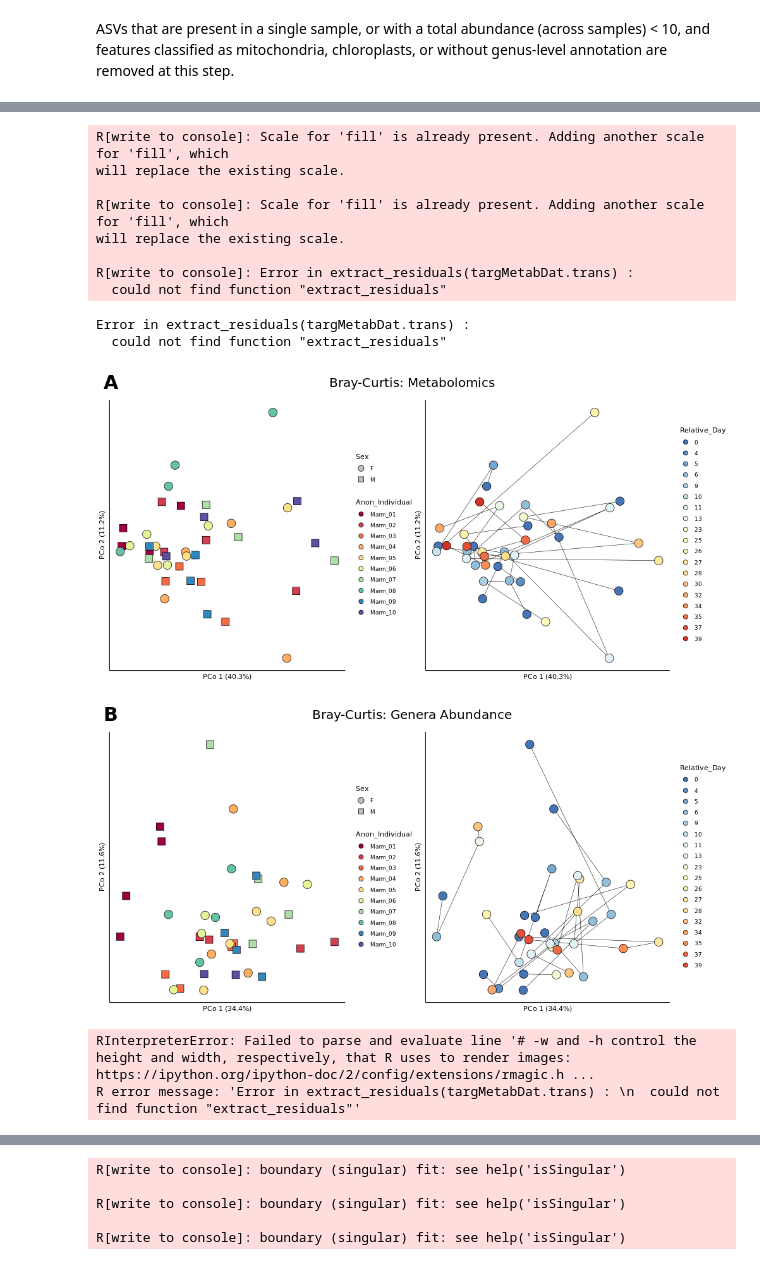
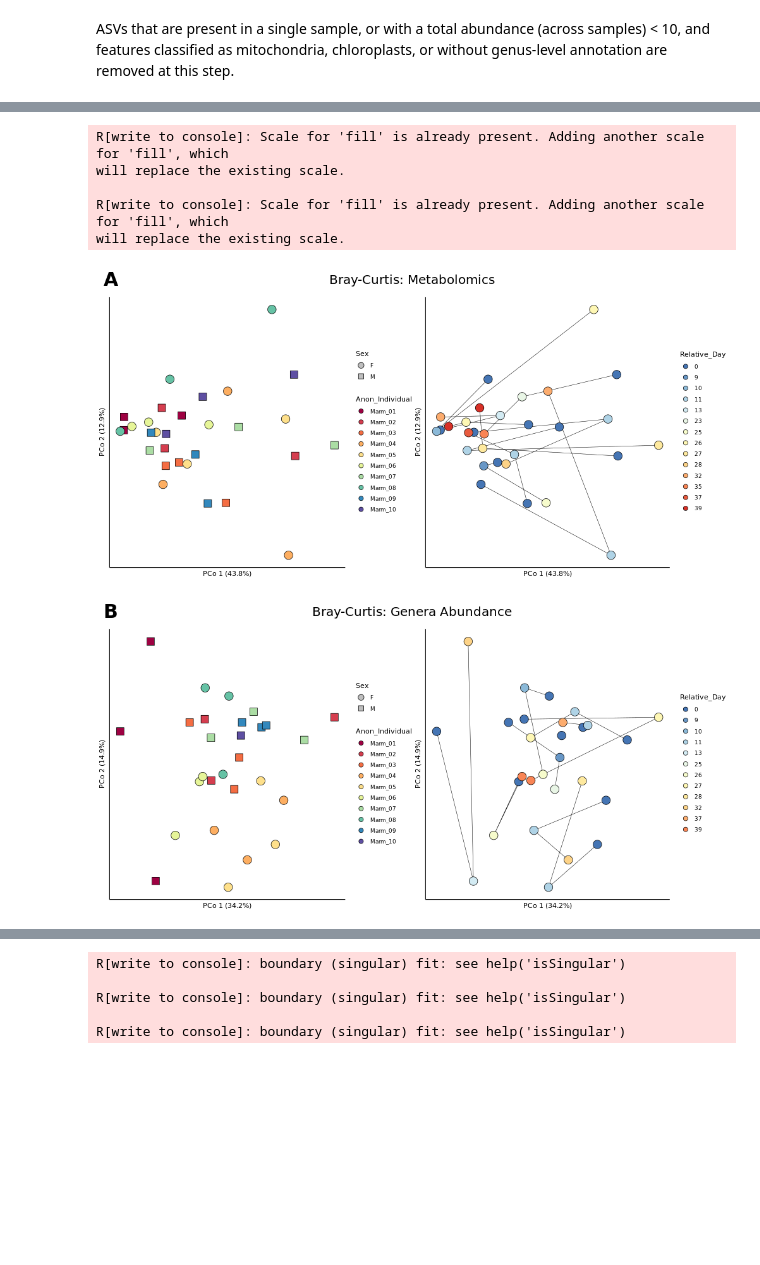
Before and after one commit to jbh2313/marm_microbiome_metabolome, a Jupyter notebook: marm-microbiome-metabolome.ipynb, the cells around one changed output, grey strips where cells are left out. Saved outputs shown, nothing was run; the diff lists cells and outputs as text; code cells hidden in the pictures; blank space fills up the shorter version.

Commit message:
Update pipeline to include initial stress analysis

```diff
--- a/marm-microbiome-metabolome.ipynb
+++ b/marm-microbiome-metabolome.ipynb
@@ -578,17 +572,0 @@ targetedFeatureMeta = targetedFeatureMeta[targetedMetab.columns]
-# %%
-%%R
-# Calculates bray-curtis distance (optional) and performs a PCoA
-PCoA <- function(dat, D=NA, k=2) {
-    library('vegan')
-    library('labdsv')
-    x <- dat$x
-    k <- max(k, 2)
-    D <- dsvdis(x, index="bray/curtis")
-    pc <- pco(D, k)
-    ord <- pc
-    toteig <- sum(pc$eig[pc$eig>0])
-    ord$ordnames <- sprintf("PCo %d (%0.1f%%)", 1:k, 100 * pc$eig[1:k] / toteig)
-    return (ord)
-}
-#adonis2 for permanova; example: https://uw.pressbooks.pub/appliedmultivariatestatistics/chapter/permanova/
-D <- dsvdis(data=relGeneraDat$x
@@ -1256,0 +1278,5 @@ will replace the existing scale.
+# %%
+# # Samples that were exposed to a stressful stimulus are removed from this analysis
+sampleMetaNoStress = sampleMeta[sampleMeta['Condition'] != 'Stress']
+metabScaledNoStress = metabScaled.loc[sampleMetaNoStress.index, :]
+relativeGeneraNoStress = relativeGenera.loc[sampleMetaNoStress.index, :]
@@ -1280,7 +1308,8 @@ generaResid = generaRes['res']
 | d__Bacteria;p__Desulfobacterota;c... | 0.805377 | 0.192555 | 0.192555 | 1.000000 | 0.470034 | 0.591107 |
 | d__Bacteria;p__Proteobacteria;c__... | 0.732714 | 0.438425 | 0.826446 | 0.976952 | 0.678563 | 0.929346 |
 # %%
-%%R -i sampleMeta,targetedMetab,relativeGenera,targetedFeatureMeta -o targMetabRes,relGeneraRes -w 1000 -h 500
+%%R -i sampleMetaNoStress,metabScaledNoStress,relativeGeneraNoStress,targetedFeatureMeta -o targMetabRes,relGeneraRes -w 1000 -h 500
+figureDir <- '/common/claytonlab/jhernandez/projects/final_marm_microbiome_metabolome/analysis/figures'
 # -w and -h control the height and width, respectively, that R uses to render images: https://ipython.org/ipython-doc/2/config/extensions/rmagic.html
 ### Ordination ###
 
@@ -1290,11 +1319,11 @@ generaResid = generaRes['res']
 # Metabolites were normalized within method before the pcl.pcoa was applied:
 # https://bitbucket.org/biobakery/hmp2_analysis/src/master/overview/src/subject_timeseries.r
 # https://bitbucket.org/biobakery/hmp2_analysis/src/master/common/pcl_utils.r
-sampleMeta$Relative_Day <- as.integer(sampleMeta$Relative_Day)
+sampleMetaNoStress$Relative_Day <- as.integer(sampleMetaNoStress$Relative_Day)
 
 # Dataframes are concatenated with appropriate metadata
-targMetabDat <- convertDF(targetedMetab, sampleMeta)
-relGeneraDat <- convertDF(relativeGenera, sampleMeta)
+targMetabDat <- convertDF(metabScaledNoStress, sampleMetaNoStress)
+relGeneraDat <- convertDF(relativeGeneraNoStress, sampleMetaNoStress)
 targMetabDat$metaF <- targetedFeatureMeta
 
 # Metabolomics data is normalized within method
@@ -1327,53 +1356,45 @@ relGeneraDat.nrm$x <- relGeneraDat.nrm$x[rowSums(relGeneraDat.nrm$x) > 0,]
 metabPCoA <- PCoA(targMetabDat.nrm)
 generaPCoA <- PCoA(relGeneraDat.nrm)
 
-
 metabInd <- ordplot(targMetabDat.nrm, metabPCoA, colour="Anon_Individual", shape="Sex") + scale_fill_brewer(palette="Spectral")
 metabDay <- ordplot(targMetabDat.nrm, metabPCoA, colour="Relative_Day", connect="Anon_Individual", connectwidth=0.25)
 tgrob <- as_ggplot(text_grob("Bray-Curtis: Metabolomics", size = 20))
 metabPlot <- ggarrange(metabInd, metabDay, ncol=2, nrow=1)
 metabPlot <- ggarrange(tgrob, metabPlot, nrow=2, heights=c(1, 10), labels='A', font.label=list(size=30))
 
 plot(metabPlot)
-ggsave('metabPCoA.pdf', plot=metabPlot, device='pdf', path='figures', width=10, height=5, units='in')
+ggsave('metabPCoA.pdf', plot=metabPlot, device='pdf', path=figureDir, width=10, height=5, units='in')
 
 generaInd <- ordplot(relGeneraDat.nrm, generaPCoA, colour="Anon_Individual", shape="Sex") + scale_fill_brewer(palette="Spectral")
 generaDay <- ordplot(relGeneraDat.nrm, generaPCoA, colour="Relative_Day", connect="Anon_Individual", connectwidth=0.25)
 tgrob <- as_ggplot(text_grob("Bray-Curtis: Genera Abundance", size = 20))
 metabPlot <- ggarrange(generaInd, generaDay, ncol=2, nrow=1)
 generaPlot <- ggarrange(tgrob, metabPlot, nrow=2, heights=c(1, 10), labels='B', font.label=list(size=30))
 
 plot(generaPlot)
-ggsave('generaPCoA.pdf', plot=generaPlot, device='pdf', path='figures', width=10, height=5, units='in')
+ggsave('generaPCoA.pdf', plot=generaPlot, device='pdf', path=figureDir, width=10, height=5, units='in')
 # A transformation is applied to the data to reduce the effect of outliers and increase linearity.
 # Metabolomics data is log2(x + 1) transformed, and microbiome data is arcsine square-root transformed.
 targMetabDat.trans <- targMetabDat
 targMetabDat.trans$x <- log2(targMetabDat.trans$x + 1)
 relGeneraDat.trans <- relGeneraDat
 relGeneraDat.trans$x <- asin(sqrt(relGeneraDat.trans$x))
 
 
 
 # The transformed data are fit to a linear model and the residuals are extracted for downstream correlation analysis
-targMetabRes <- extract_residuals(targMetabDat.trans)
-relGeneraRes <- extract_residuals(relGeneraDat.trans)
-# # print(metabInd$legend)
-# # print(?as_ggplot)
+targMetabRes <- runFixedModel(targMetabDat.trans)
+relGeneraRes <- runFixedModel(relGeneraDat.trans)
+# print(metabInd$legend)
+# print(?as_ggplot)
 # %% [output]
 R[write to console]: Scale for 'fill' is already present. Adding another scale for 'fill', which
 will replace the existing scale.
 
 R[write to console]: Scale for 'fill' is already present. Adding another scale for 'fill', which
 will replace the existing scale.
-
-R[write to console]: Error in extract_residuals(targMetabDat.trans) :
-  could not find function "extract_residuals"
-Error in extract_residuals(targMetabDat.trans) :
-  could not find function "extract_residuals"
-[figure, old version]
+[figure, new version]
-[figure, old version]
+[figure, new version]
-RInterpreterError: Failed to parse and evaluate line '# -w and -h control the height and width, respectively, that R uses to render images: https://ipython.org/ipython-doc/2/config/extensions/rmagic.h ...
-R error message: 'Error in extract_residuals(targMetabDat.trans) : \n  could not find function "extract_residuals"'
 # %%
 ### Saving Residuals and Creation of Node Properties Table ###
 
```
Also changed, not shown: parts of 20 cells of this notebook.
